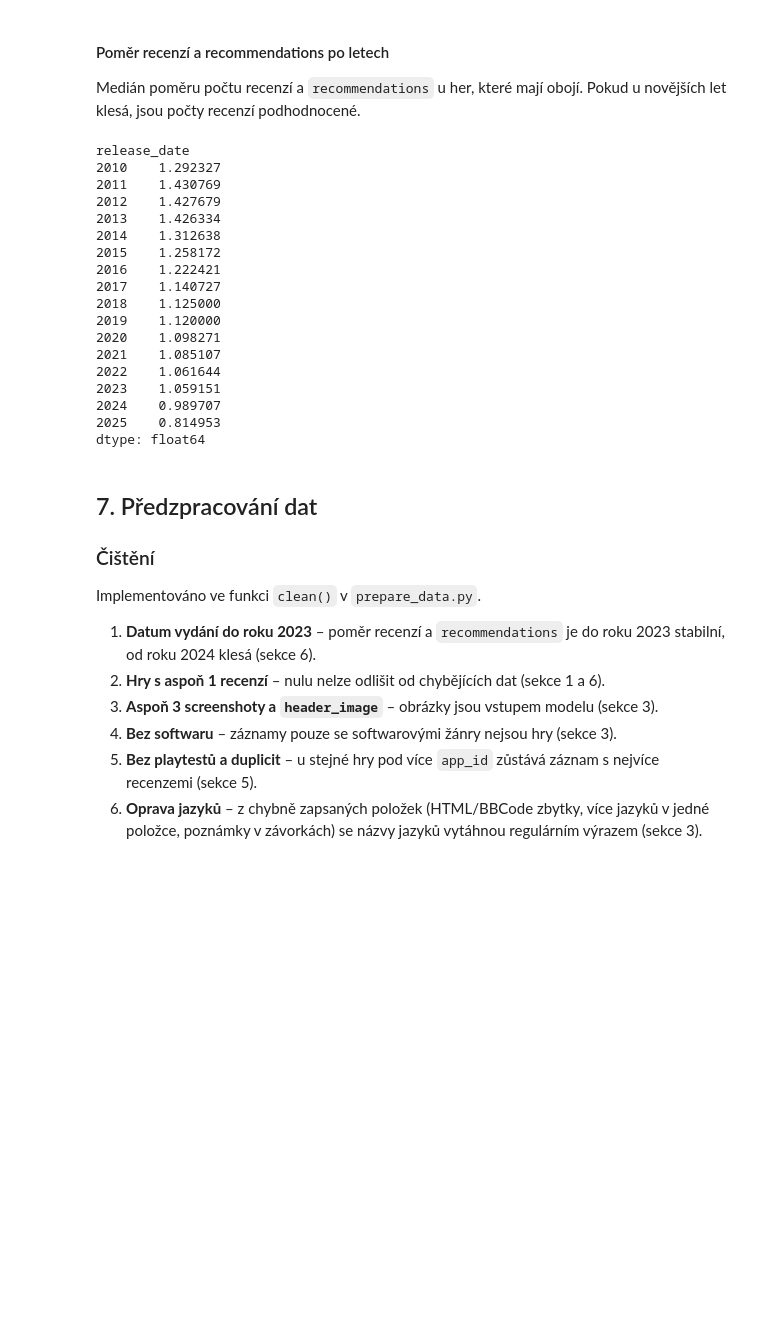
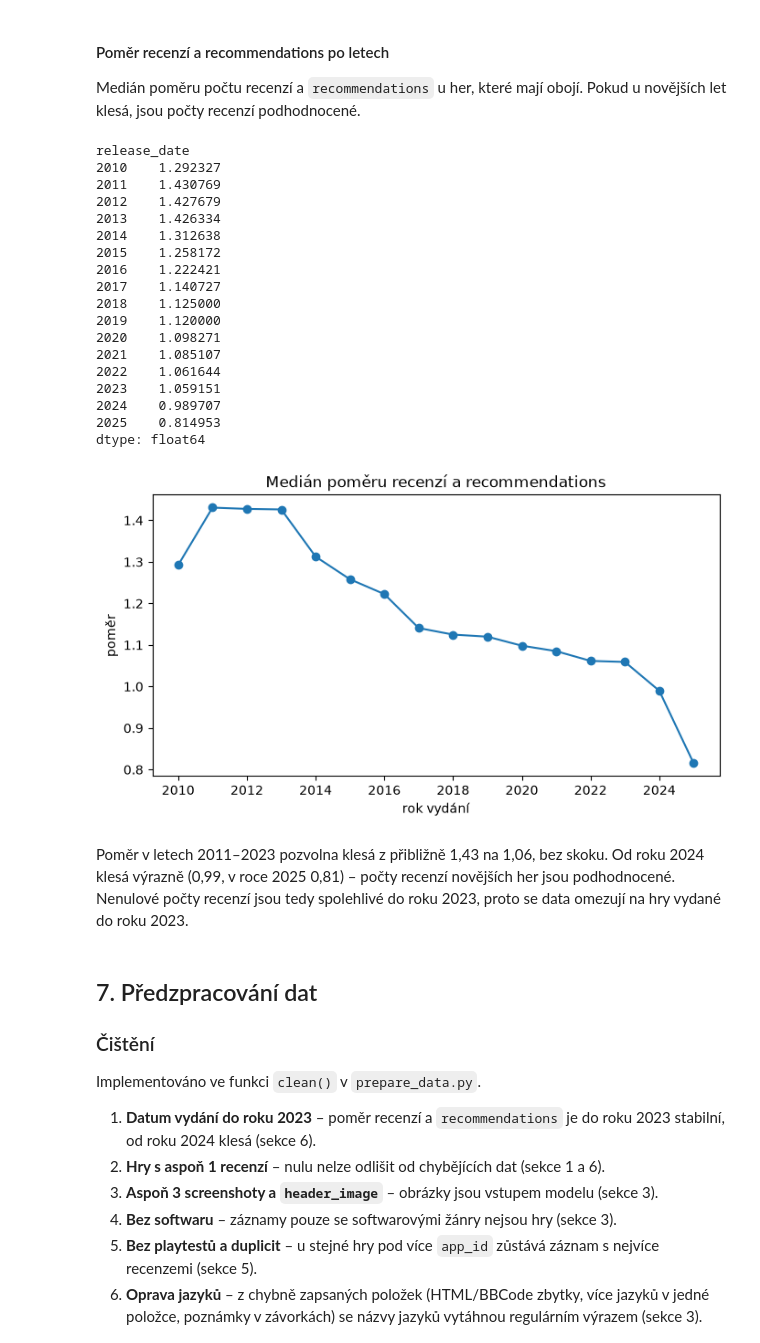
Before and after one commit to Marek-Szczepanik/steam-success-prediction, a Jupyter notebook: eda.ipynb, the cells around one changed output. Cells and saved outputs as stored; diff of their text form; code cells hidden in the pictures; blank space fills up the shorter version.

Commit message:
feat(eda): add training data analysis with plots

```diff
--- a/eda.ipynb
+++ b/eda.ipynb
@@ -367,26 +365,34 @@ Medián poměru počtu recenzí a `recommendations` u her, které mají obojí.
 # %%
 ok = (n_reviews > 0) & (df["recommendations"] > 0)
 ratio = (n_reviews[ok] / df.loc[ok, "recommendations"]).groupby(year[ok]).median()
-ratio.loc[2010:]
+display(ratio.loc[2010:])
+
+ratio.loc[2010:].plot(marker="o", figsize=(8, 4), title="Medián poměru recenzí a recommendations")
+plt.xlabel("rok vydání")
+plt.ylabel("poměr")
+plt.show()
 # %% [output]
 release_date
 2010    1.292327
 2011    1.430769
 2012    1.427679
 2013    1.426334
 2014    1.312638
 2015    1.258172
 2016    1.222421
 2017    1.140727
 2018    1.125000
 2019    1.120000
 2020    1.098271
 2021    1.085107
 2022    1.061644
 2023    1.059151
 2024    0.989707
 2025    0.814953
 dtype: float64
+[figure, added]
+# %% [markdown]
+Poměr v letech 2011–2023 pozvolna klesá z přibližně 1,43 na 1,06, bez skoku. Od roku 2024 klesá výrazně (0,99, v roce 2025 0,81) – počty recenzí novějších her jsou podhodnocené. Nenulové počty recenzí jsou tedy spolehlivé do roku 2023, proto se data omezují na hry vydané do roku 2023.
 # %% [markdown]
 ## 7. Předzpracování dat
 ### Čištění
```
Also changed, not shown: parts of 21 cells of this notebook.
